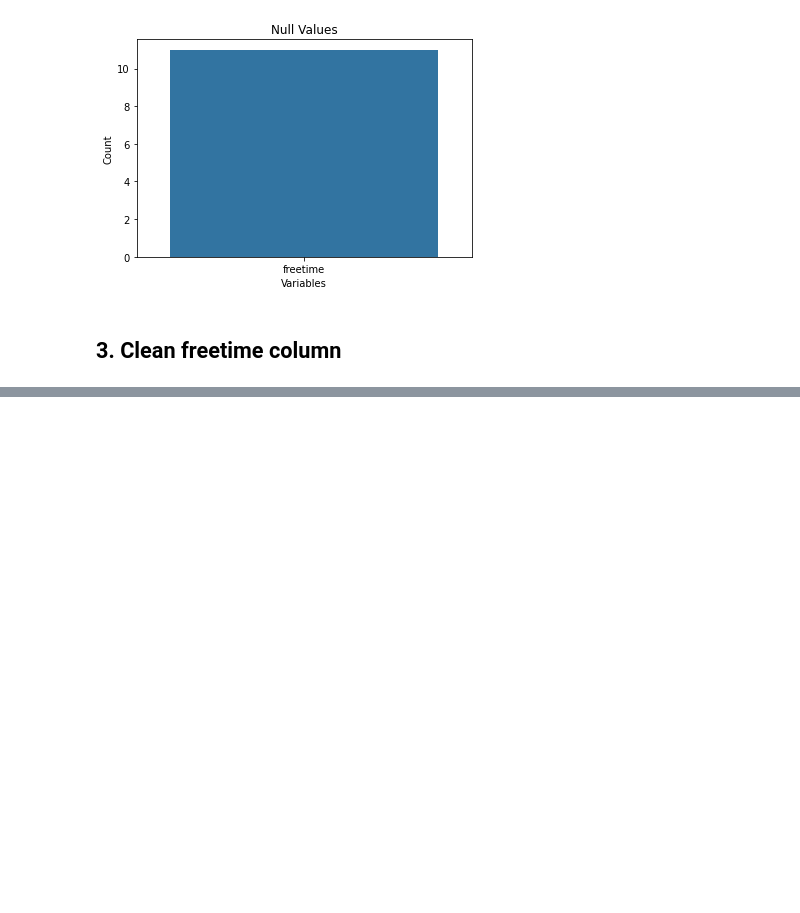
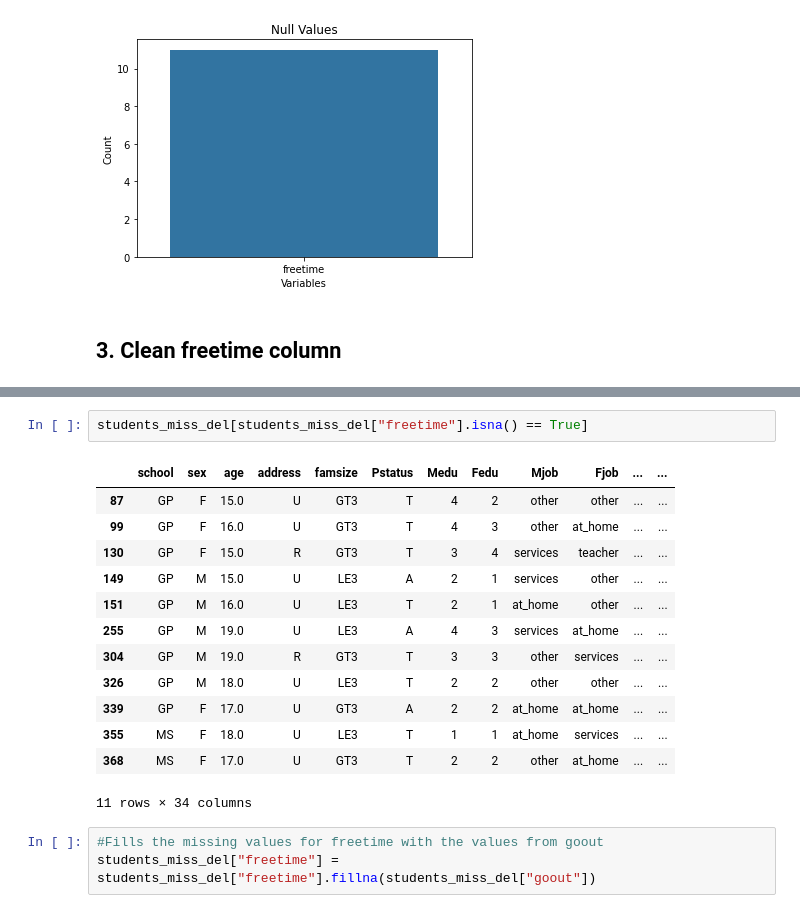
Before and after one commit to Anna-MariaSjolund/Data-Handling-Anna-MariaSjolund, a Jupyter notebook: Exercises/week1_01.ipynb, the cells around one changed output, grey strips where cells are left out. Cells and saved outputs as stored; diff of their text form; blank space fills up the shorter version.

```diff
--- a/Exercises/week1_01.ipynb
+++ b/Exercises/week1_01.ipynb
@@ -272,0 +277,19 @@ students_miss_del.corr(method="pearson")
+# %%
+students_miss_del[students_miss_del["freetime"].isna() == True]
+# %% [output]
+|  | school | sex | age | address | famsize | Pstatus | Medu | Fedu | Mjob | Fjob | ... | ... |
+| 87 | GP | F | 15.0 | U | GT3 | T | 4 | 2 | other | other | ... | ... |
+| 99 | GP | F | 16.0 | U | GT3 | T | 4 | 3 | other | at_home | ... | ... |
+| 130 | GP | F | 15.0 | R | GT3 | T | 3 | 4 | services | teacher | ... | ... |
+| 149 | GP | M | 15.0 | U | LE3 | A | 2 | 1 | services | other | ... | ... |
+| 151 | GP | M | 16.0 | U | LE3 | T | 2 | 1 | at_home | other | ... | ... |
+| 255 | GP | M | 19.0 | U | LE3 | A | 4 | 3 | services | at_home | ... | ... |
+| 304 | GP | M | 19.0 | R | GT3 | T | 3 | 3 | other | services | ... | ... |
+| 326 | GP | M | 18.0 | U | LE3 | T | 2 | 2 | other | other | ... | ... |
+| 339 | GP | F | 17.0 | U | GT3 | A | 2 | 2 | at_home | at_home | ... | ... |
+| 355 | MS | F | 18.0 | U | LE3 | T | 1 | 1 | at_home | services | ... | ... |
+| 368 | MS | F | 17.0 | U | GT3 | T | 2 | 2 | other | at_home | ... | ... |
+11 rows × 34 columns
+# %%
+#Fills the missing values for freetime with the values from goout
+students_miss_del["freetime"] = students_miss_del["freetime"].fillna(students_miss_del["goout"])
```
Also changed, not shown: parts of 7 cells of this notebook.
